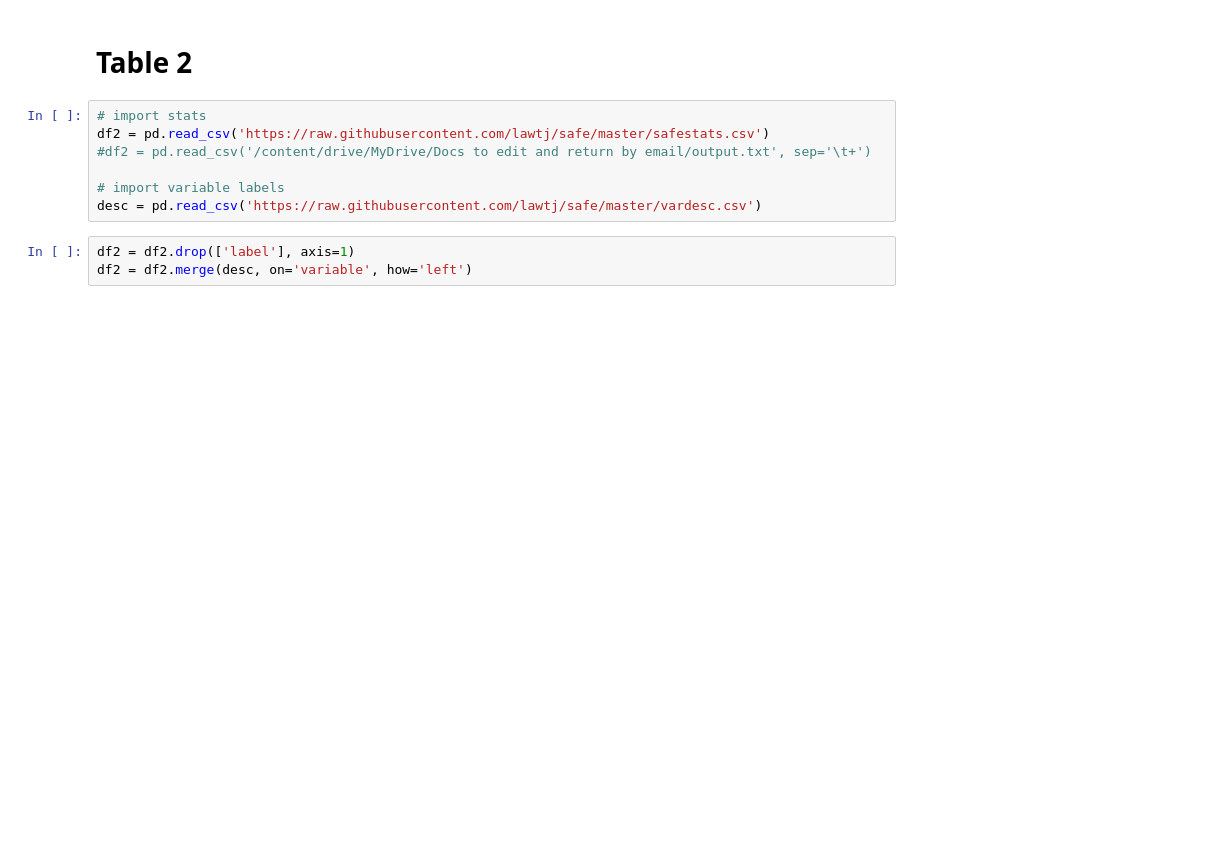
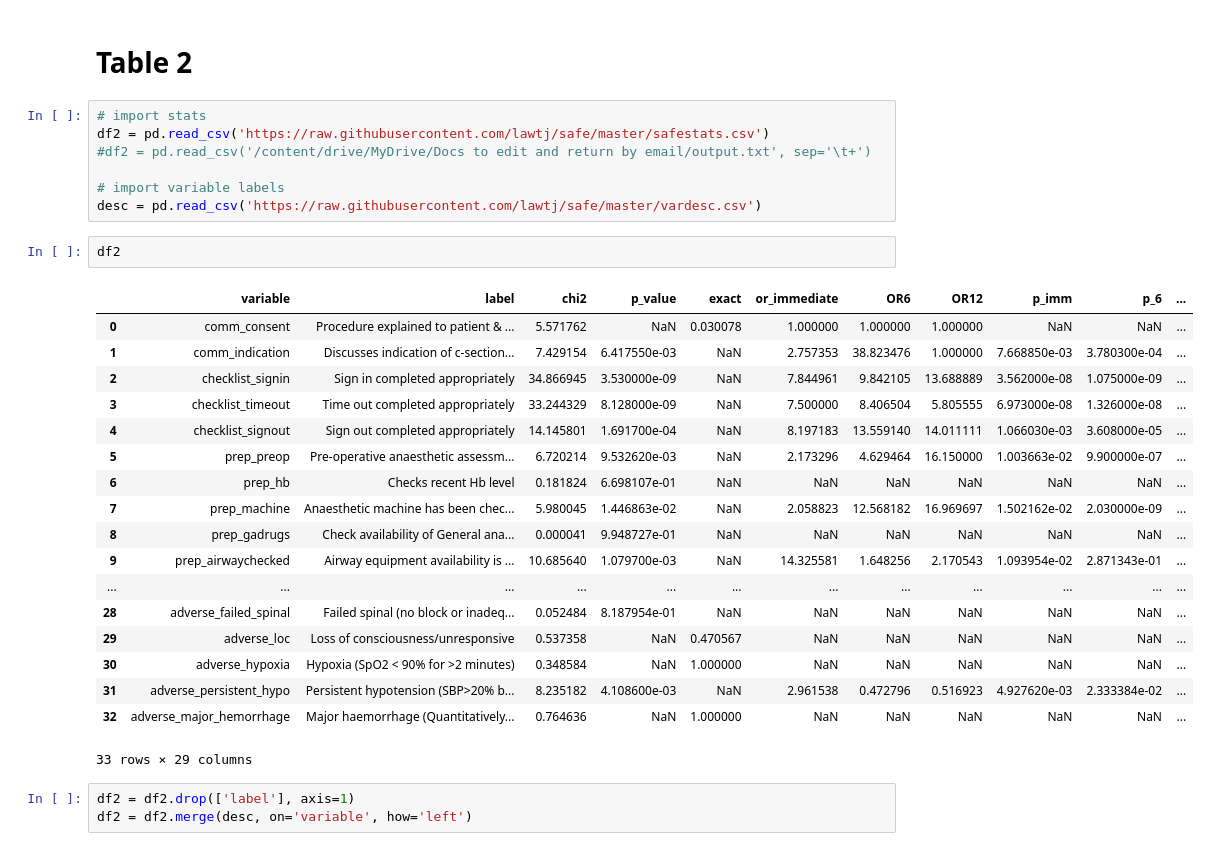
Before and after one commit to lawtj/safe, a Jupyter notebook: safe_evaluation.ipynb, the cells around one changed output. Cells and saved outputs as stored; diff of their text form; blank space fills up the shorter version.

```diff
--- a/safe_evaluation.ipynb
+++ b/safe_evaluation.ipynb
@@ -2324,6 +2324,27 @@ df2 = pd.read_csv('https://raw.githubusercontent.com/lawtj/safe/master/safestats
 
 # import variable labels
 desc = pd.read_csv('https://raw.githubusercontent.com/lawtj/safe/master/vardesc.csv')
+# %%
+df2
+# %% [output]
+|  | variable | label | chi2 | p_value | exact | or_immediate | OR6 | OR12 | p_imm | p_6 | ... |
+| 0 | comm_consent | Procedure explained to patient & ... | 5.571762 | NaN | 0.030078 | 1.000000 | 1.000000 | 1.000000 | NaN | NaN | ... |
+| 1 | comm_indication | Discusses indication of c-section... | 7.429154 | 6.417550e-03 | NaN | 2.757353 | 38.823476 | 1.000000 | 7.668850e-03 | 3.780300e-04 | ... |
+| 2 | checklist_signin | Sign in completed appropriately | 34.866945 | 3.530000e-09 | NaN | 7.844961 | 9.842105 | 13.688889 | 3.562000e-08 | 1.075000e-09 | ... |
+| 3 | checklist_timeout | Time out completed appropriately | 33.244329 | 8.128000e-09 | NaN | 7.500000 | 8.406504 | 5.805555 | 6.973000e-08 | 1.326000e-08 | ... |
+| 4 | checklist_signout | Sign out completed appropriately | 14.145801 | 1.691700e-04 | NaN | 8.197183 | 13.559140 | 14.011111 | 1.066030e-03 | 3.608000e-05 | ... |
+| 5 | prep_preop | Pre-operative anaesthetic assessm... | 6.720214 | 9.532620e-03 | NaN | 2.173296 | 4.629464 | 16.150000 | 1.003663e-02 | 9.900000e-07 | ... |
+| 6 | prep_hb | Checks recent Hb level | 0.181824 | 6.698107e-01 | NaN | NaN | NaN | NaN | NaN | NaN | ... |
+| 7 | prep_machine | Anaesthetic machine has been chec... | 5.980045 | 1.446863e-02 | NaN | 2.058823 | 12.568182 | 16.969697 | 1.502162e-02 | 2.030000e-09 | ... |
+| 8 | prep_gadrugs | Check availability of General ana... | 0.000041 | 9.948727e-01 | NaN | NaN | NaN | NaN | NaN | NaN | ... |
+| 9 | prep_airwaychecked | Airway equipment availability is ... | 10.685640 | 1.079700e-03 | NaN | 14.325581 | 1.648256 | 2.170543 | 1.093954e-02 | 2.871343e-01 | ... |
+| ... | ... | ... | ... | ... | ... | ... | ... | ... | ... | ... | ... |
+| 28 | adverse_failed_spinal | Failed spinal (no block or inadeq... | 0.052484 | 8.187954e-01 | NaN | NaN | NaN | NaN | NaN | NaN | ... |
+| 29 | adverse_loc | Loss of consciousness/unresponsive | 0.537358 | NaN | 0.470567 | NaN | NaN | NaN | NaN | NaN | ... |
+| 30 | adverse_hypoxia | Hypoxia (SpO2 < 90% for >2 minutes) | 0.348584 | NaN | 1.000000 | NaN | NaN | NaN | NaN | NaN | ... |
+| 31 | adverse_persistent_hypo | Persistent hypotension (SBP>20% b... | 8.235182 | 4.108600e-03 | NaN | 2.961538 | 0.472796 | 0.516923 | 4.927620e-03 | 2.333384e-02 | ... |
+| 32 | adverse_major_hemorrhage | Major haemorrhage (Quantitatively... | 0.764636 | NaN | 1.000000 | NaN | NaN | NaN | NaN | NaN | ... |
+33 rows × 29 columns
 # %%
 df2 = df2.drop(['label'], axis=1)
 df2 = df2.merge(desc, on='variable', how='left')
```
Also changed, not shown: 3 other files.
